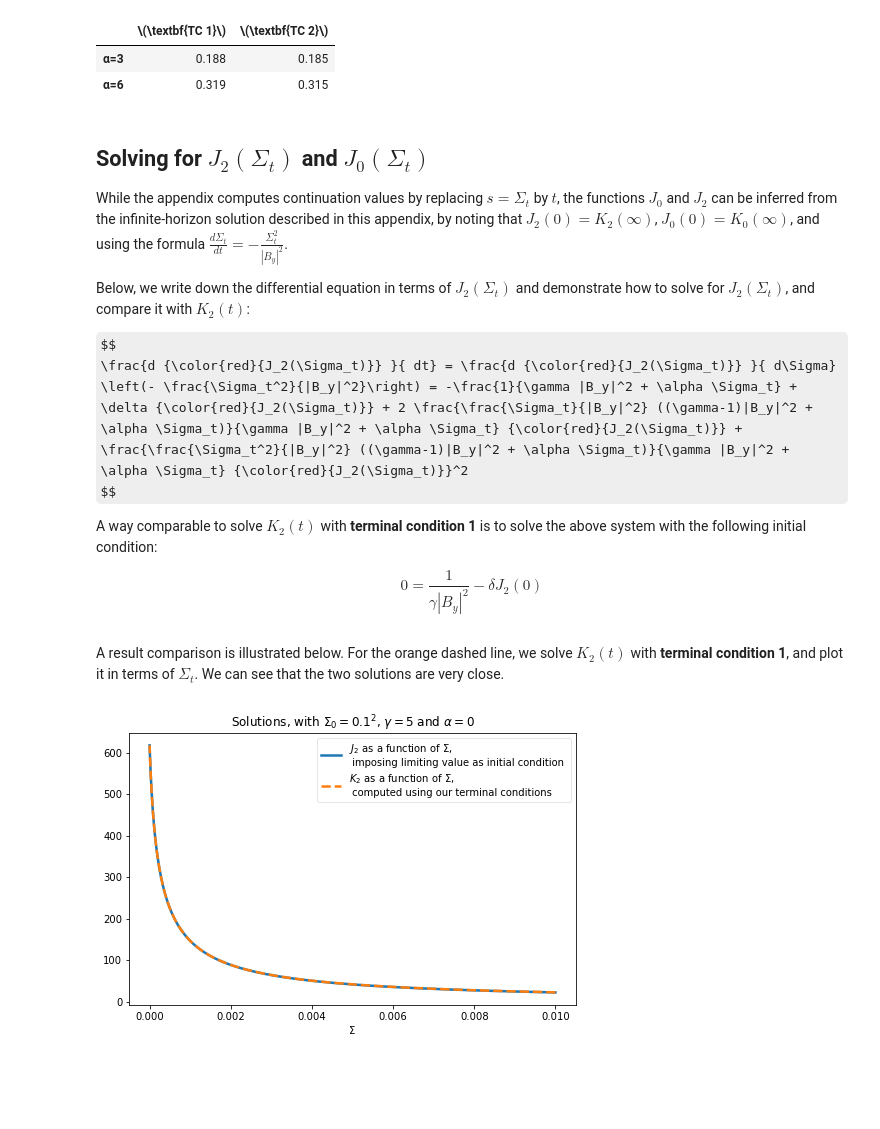
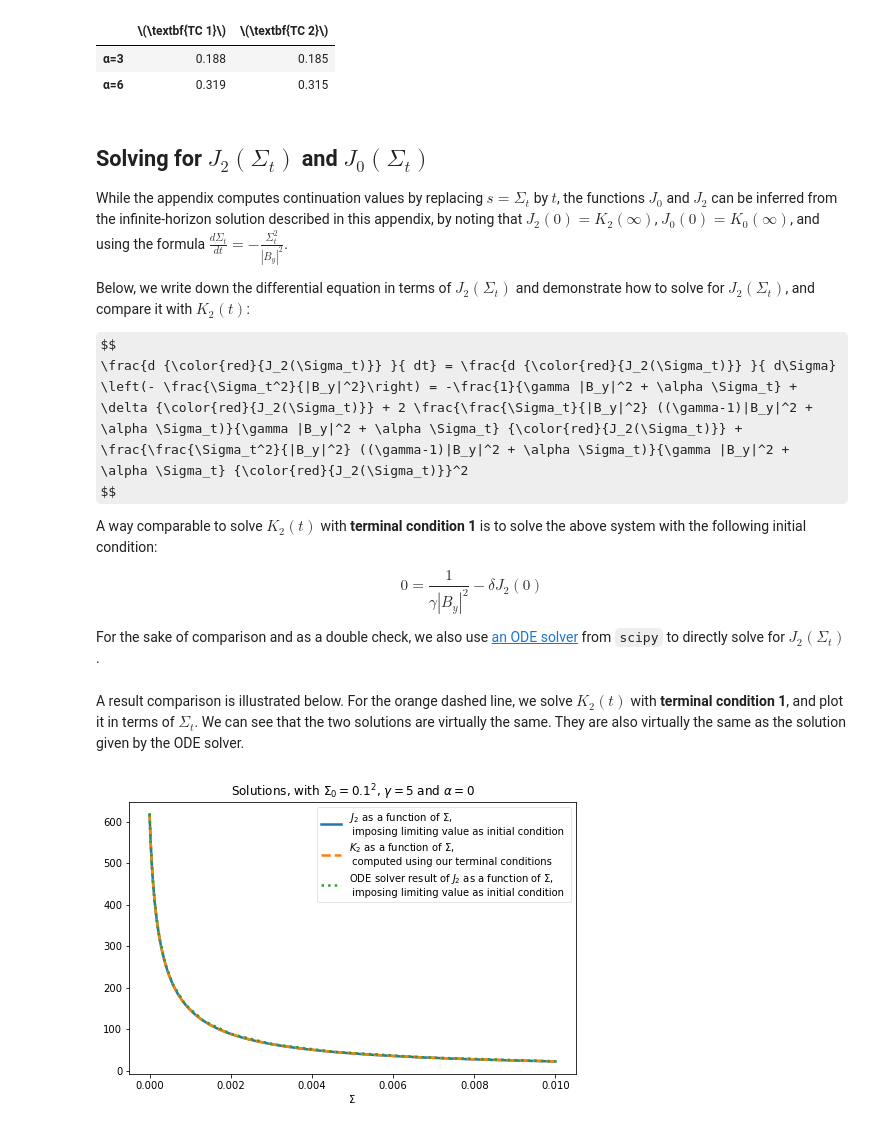
Before and after one commit to lphansen/PortfolioChoice, a Jupyter notebook: PortfolioSolution.ipynb, the cells around one changed output. Drawn from its saved outputs; the diff is of its cells as text; code cells hidden in the pictures; some formulas as TeX source; blank space fills up the shorter version.

Commit message:
include ODE solver result

```diff
--- a/PortfolioSolution.ipynb
+++ b/PortfolioSolution.ipynb
@@ -587,6 +594,8 @@ A way comparable to solve $K_2(t)$ with **terminal condition 1** is to solve the
 $$
 0 = \frac{1}{\gamma |B_y|^2} - \delta J_2(0)
 $$
+
+For the sake of comparison and as a double check, we also use [an ODE solver](https://docs.scipy.org/doc/scipy/reference/generated/scipy.integrate.solve_ivp.html) from `scipy` to directly solve for $J_2(\Sigma_t)$.
 # %%
 @njit
 def solve_J2(Σt, initial, args):
@@ -630,17 +639,29 @@ sigma_25 = simulate_Σ(25, 0.01, args=(Σ0, B_y, γ, α, δ, r))
 k2, k0 = simulate_K0(25, 0.01, args=(Σ0, B_y, γ, α, δ, r))
 j2, Σ, Δ = solve_J2(sigma, initial=(True, kk2[0]), args= (Σ0, B_y, γ, α, δ, r))
 jj2, ΣΣ, ΔΔ = solve_J2(sigma, initial=(False, kk2[0]), args= (Σ0, B_y, γ, α, δ, r))
+# %%
+def f(Σ, J2, *args):
+    B_y, γ, α, δ = args
+    RHS = (-B_y**2/Σ**2)*(-1/(γ*B_y**2 + α*Σ) + δ*J2 + \
+                       2*J2*(Σ/B_y**2 * ((γ-1)*B_y**2 + α*Σ))/(γ*B_y**2 + α*Σ) + \
+                       J2**2*Σ**2/B_y**2 *  ((γ-1)*B_y**2 + α*Σ)/(γ*B_y**2 + α*Σ) )
+    return RHS
+
+args = B_y, γ, α, δ
+
+sol = solve_ivp(f, [1e-9, Σ0], [1/(δ*γ*B_y**2)], args=args)
 # %% [markdown]
 A result comparison is illustrated below.
 For the orange dashed line, we solve $K_2(t)$ with **terminal condition 1**, and plot it in terms of $\Sigma_t$.
-We can see that the two solutions are very close.
+We can see that the two solutions are virtually the same. They are also virtually the same as the solution given by the ODE solver.
 # %%
 plt.figure(figsize=(8,5))
 plt.plot(Σ, j2, label="$J_2$ as a function of $\Sigma$, \n imposing limiting value as initial condition ")
 plt.plot(sigma, kk2, label="$K_2$ as a function of $\Sigma$, \n computed using our terminal conditions", linestyle="dashed")
+plt.plot(sol.t, sol.y.flatten(), label = "ODE solver result of $J_2$ as a function of $\Sigma$, \n imposing limiting value as initial condition", linestyle = "dotted")
 plt.legend(loc=1)
 plt.xlabel("Σ")
 plt.title("Solutions, with $Σ_0 = 0.1^2$, $γ= 5$ and $α = 0$")
 plt.show()
 # %% [output]
-[figure, old version]
+[figure, new version]
```
Also changed, not shown: parts of 4 cells of this notebook, 1 other file.
